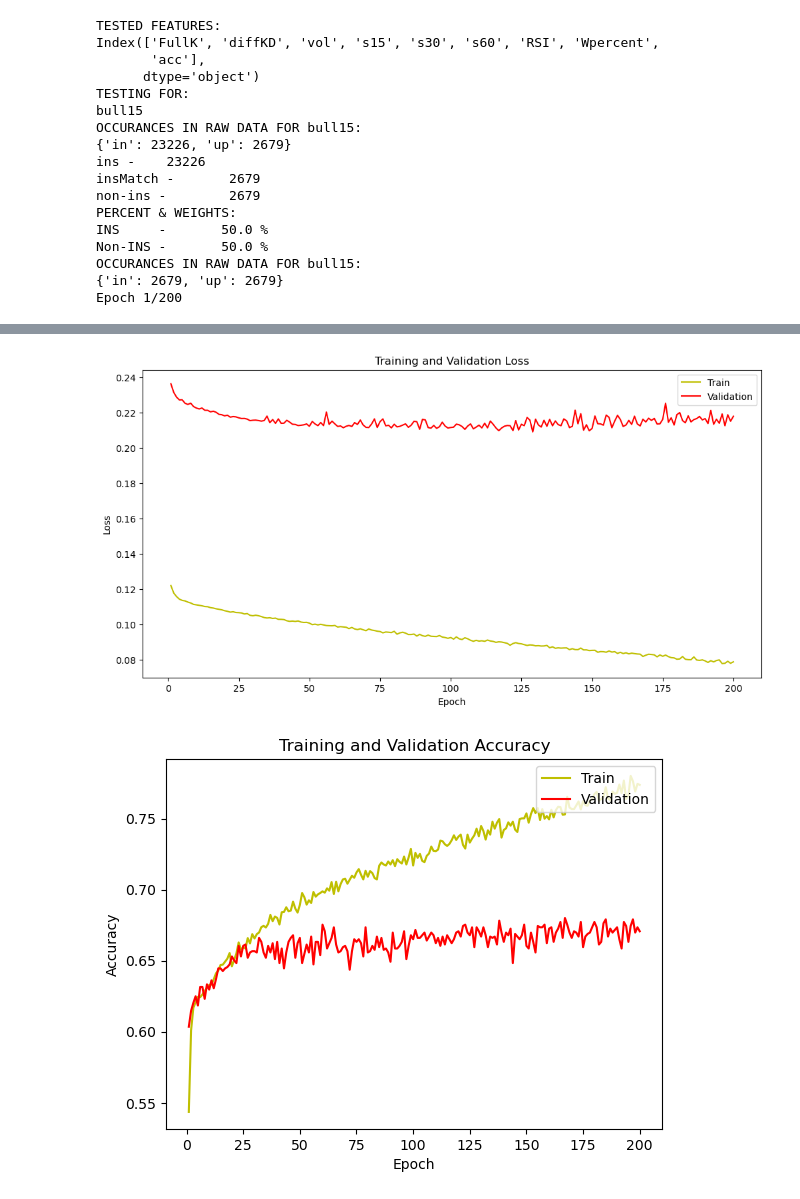
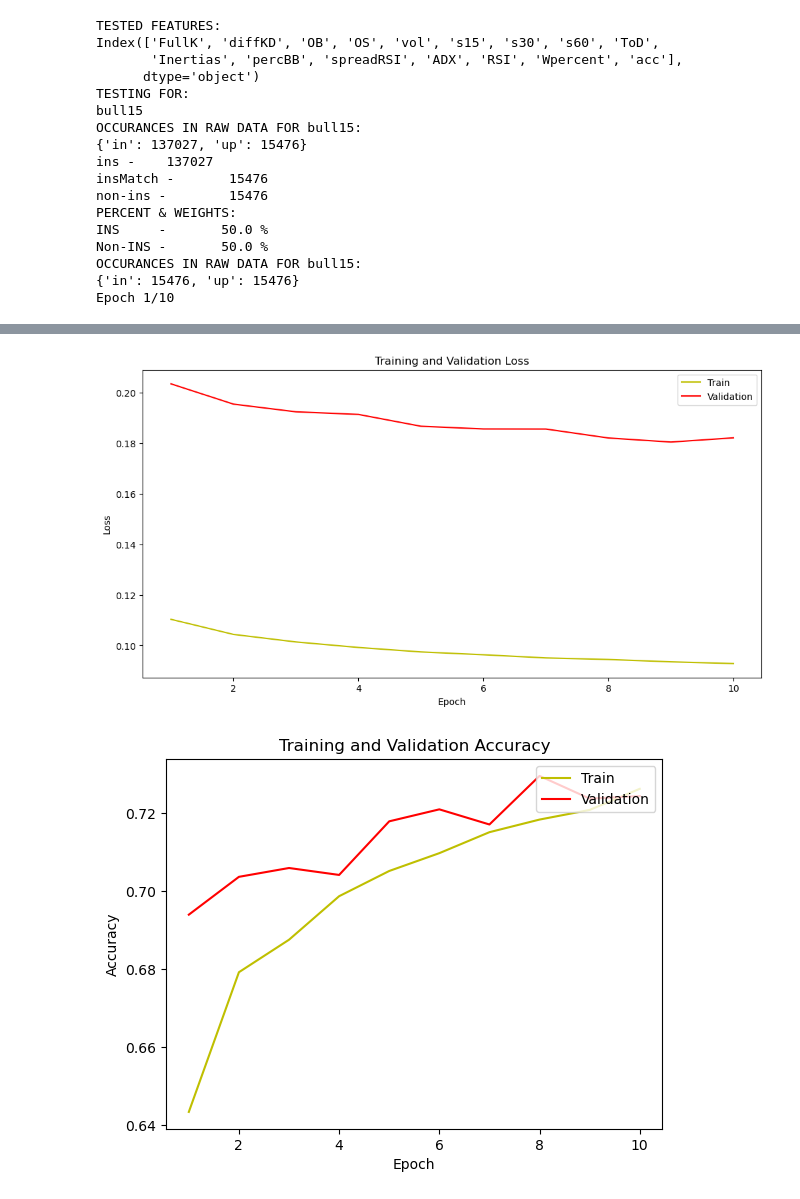
Before and after one commit to Logan-Kelsch/-ES-NN-test1, a Jupyter notebook: NN/NN_Classificaiton.ipynb, the cells around one changed output, grey strips where cells are left out. Saved outputs shown, nothing was run; the diff lists cells and outputs as text; code cells hidden in the pictures.

Commit message:
STRONG current code

```diff
--- a/NN/NN_Classificaiton.ipynb
+++ b/NN/NN_Classificaiton.ipynb
@@ -25,23 +25,24 @@ tf.config.experimental.set_memory_growth
 #LOAD DATA FROM CSV-------------------------------------------------------
 
 # Load the dataset
-data = pd.read_csv('ES5m90dCLASS.csv')
+data = pd.read_csv('ES7-26-22_to_9-18-24.csv')
 
 
 #testing random feature drops
-data = data.drop(columns='fullTime')
+data = data.drop(columns='FT')
 #data = data.drop(columns='FullK')
 #data = data.drop(columns='diffKD')
-data = data.drop(columns='OB')
-data = data.drop(columns='OS')
+#data = data.drop(columns='OB')
+#data = data.drop(columns='OS')
 #data = data.drop(columns='vol')
 #data = data.drop(columns='s15')
 #data = data.drop(columns='s30')
 #data = data.drop(columns='s60')
-data = data.drop(columns='ToD')
-data = data.drop(columns='perc30')
-data = data.drop(columns='perc60')
-data = data.drop(columns='percD') # causing problems
+#data = data.drop(columns='ToD')
+#data = data.drop(columns='Inertias')
+#data = data.drop(columns='percBB')
+#data = data.drop(columns='spreadRSI')
+#data = data.drop(columns='ADX')
 #data = data.drop(columns='RSI')
 #data = data.drop(columns='Wpercent')
 #data = data.drop(columns='acc')
@@ -75,7 +76,7 @@ NinRows = data.drop(data[data['bull15'] == 'in'].index)
 
 inRows = data.drop(data[data['bull15'] != 'in'].index)
 
-inRowsMatch = inRows.loc[0:3001]
+inRowsMatch = inRows.loc[0:17129]
 
 print('ins -\t',inRows.index.size,'\ninsMatch -\t',\
       inRowsMatch.index.size,'\nnon-ins -\t',NinRows.index.size)
@@ -120,29 +121,36 @@ X_train, X_test, y_train, y_test = train_test_split(X, y, test_size=0.2, random_
 
 #BUILD THE NEURAL NETWORK MODEL-------------------------------------------------------
 
+from keras.optimizers.schedules import ExponentialDecay
+lr_schedule = ExponentialDecay(
+    0.2,
+    decay_steps=50000,
+    decay_rate=0.99,
+    staircase=True)
 
-opt1 = SGD(learning_rate=0.1)
+opt1 = SGD(learning_rate=0.001)
 opt2  = tf.keras.optimizers.Adam(clipnorm=0.7)
+opt3 = SGD(learning_rate=lr_schedule)
 
 def build_model():
-    model = tf.keras.Sequential([
-        tf.keras.layers.Dense(512, input_dim=9, activation='relu'),
-        tf.keras.layers.Dropout(0.1),
+    model = tf.keras.Sequential([#currently 17 total features
+        tf.keras.layers.Dense(512, input_dim=16, activation='relu'),
+        tf.keras.layers.Dropout(0.2),
         tf.keras.layers.Dense(512, activation='relu'),
-        tf.keras.layers.Dropout(0.1),
-        tf.keras.layers.Dense(256, activation='relu'),
-        tf.keras.layers.Dropout(0.1),
+        tf.keras.layers.Dropout(0.2),
+        tf.keras.layers.Dense(512, activation='relu'),
+        tf.keras.layers.Dropout(0.2),
         tf.keras.layers.Dense(1, activation='sigmoid')
     ])
 
     rmse='root_mean_squared_error'
 
-    model.compile(optimizer=opt1, loss='mse', metrics=['accuracy'])
+    model.compile(optimizer=opt3, loss='mse', metrics=['accuracy','AUC',rmse])
     return model
 
 #TRAIN THE MODEL WITH CUSTOMIZABLE EPOCHS-------------------------------------------------------
 
-epochs = 200
+epochs = 10000
 
 model = build_model()
 history = model.fit(X_train, y_train, epochs=epochs, validation_split=0.25,\
@@ -151,8 +159,8 @@ history = model.fit(X_train, y_train, epochs=epochs, validation_split=0.25,\
 
 #EVALUATE THE MODEL AND VISUALIZE RESULTS-------------------------------------------------------
 
-_, acc = model.evaluate(X_test, y_test)
-print("Accuracy = ", (acc * 100.0), "%")
+#_, acc = model.evaluate(X_test, y_test)
+#print("Accuracy = ", (acc * 100.0), "%")
 
 # Plot training and validation accuracy and loss at each epoch
 loss = history.history['loss']
@@ -177,6 +185,14 @@ plt.ylabel('Accuracy')
 plt.legend(['Train', 'Validation'], loc='upper right')
 plt.show()
 
+plt.plot(epochs, history.history['AUC'], 'y', label='Training AUC')
+plt.plot(epochs, history.history['val_AUC'], 'r', label='Validation AUC')
+plt.title('Training and Validation AUC')
+plt.xlabel('Epoch')
+plt.ylabel('AUC Score')
+plt.legend(['Train', 'Validation'], loc='upper right')
+plt.show()
+
 #predicting the test set results
 y_pred = model.predict(X_test)
 y_pred = (y_pred > 0.5)
@@ -192,19 +208,19 @@ sns.heatmap(cm, annot=True, fmt='d')
 #loaded_model = tf.keras.models.load_model('my_model.keras')
 # %% [output]
 TESTED FEATURES:
-Index(['FullK', 'diffKD', 'vol', 's15', 's30', 's60', 'RSI', 'Wpercent',
-       'acc'],
+Index(['FullK', 'diffKD', 'OB', 'OS', 'vol', 's15', 's30', 's60', 'ToD',
+       'Inertias', 'percBB', 'spreadRSI', 'ADX', 'RSI', 'Wpercent', 'acc'],
       dtype='object')
 TESTING FOR:
 bull15
 OCCURANCES IN RAW DATA FOR bull15:
-{'in': 23226, 'up': 2679}
-ins -    23226
-insMatch -       2679
-non-ins -        2679
+{'in': 137027, 'up': 15476}
+ins -    137027
+insMatch -       15476
+non-ins -        15476
 PERCENT & WEIGHTS:
 INS     -       50.0 %
 Non-INS -       50.0 %
 OCCURANCES IN RAW DATA FOR bull15:
-{'in': 2679, 'up': 2679}
-Epoch 1/200
+{'in': 15476, 'up': 15476}
+Epoch 1/10
@@ -228,2 +246,2 @@ Accuracy =  67.0708954334259 %
-[figure, old version]
+[figure, new version]
-[figure, old version]
+[figure, new version]
```
Also changed, not shown: parts of 2 cells of this notebook, 2 other files.
